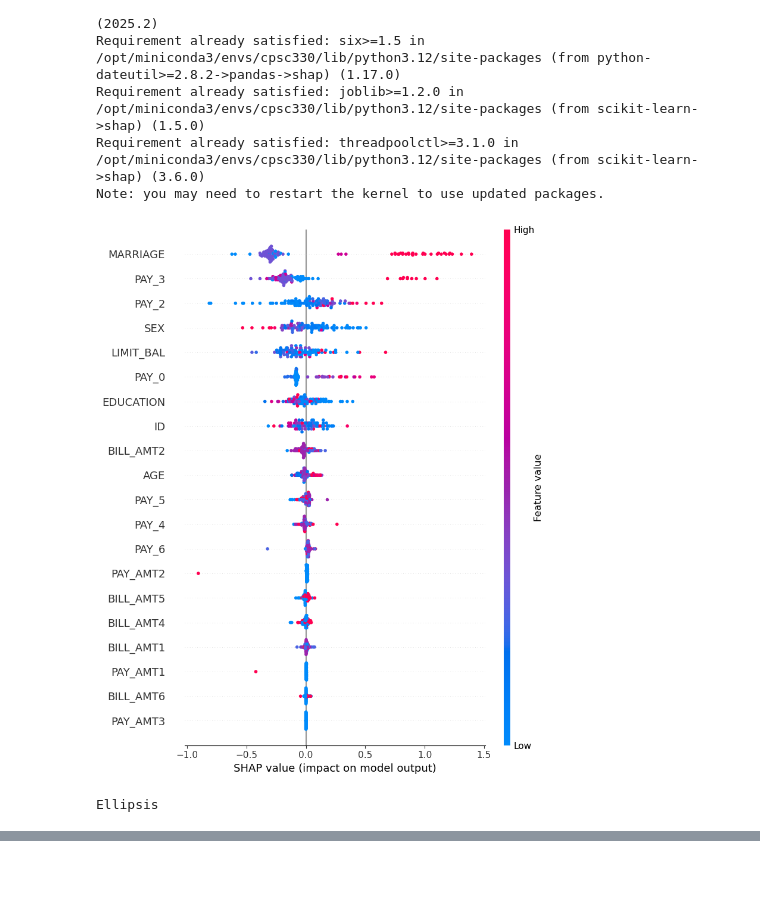
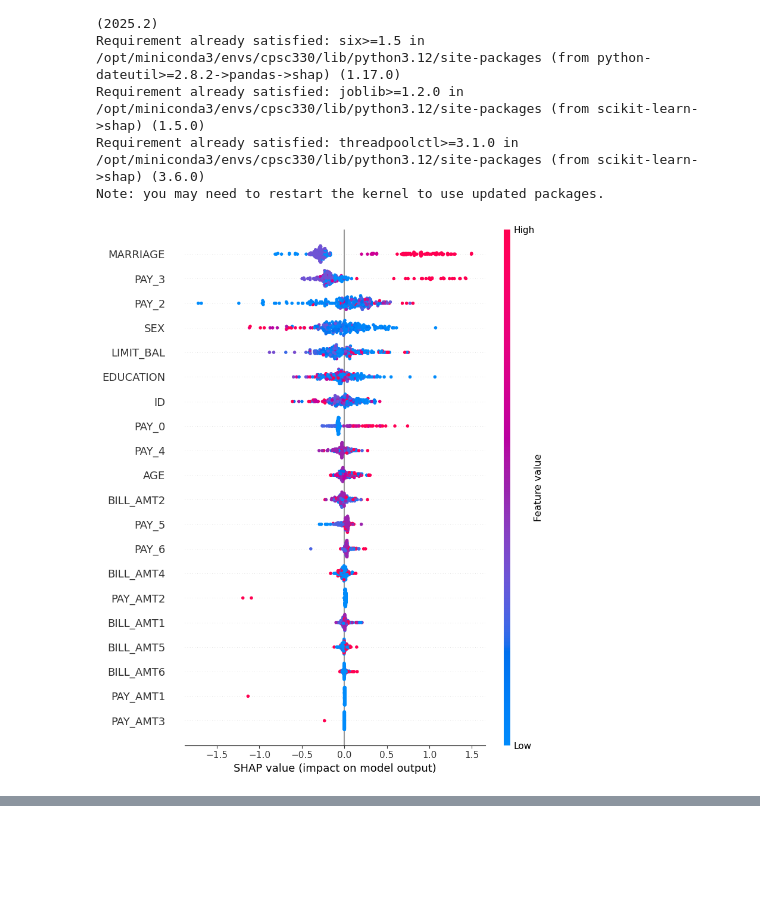
Before and after one commit to hhdning21/credit_card_default_classification, a Jupyter notebook: hw5.ipynb, the cells around one changed output, grey strips where cells are left out. Drawn from its saved outputs; the diff is of its cells as text; code cells hidden in the pictures.

```diff
--- a/hw5.ipynb
+++ b/hw5.ipynb
@@ -1021,7 +1035,7 @@ param_grid_rf = {
     "randomforestclassifier__max_depth": [1, 5, 10, 20, 30, 40, 50, 60, 70, 80, 90, 100],
     "randomforestclassifier__n_estimators":[3, 5, 10, 15, 20]}
 
-random_search_rfc = RandomizedSearchCV(pipeline_rf,
+random_search_rfc = RandomizedSearchCV(pipe_rf,
                   param_distributions = param_grid_rf,
                   n_iter=50,
                   scoring= recall_scorer,
@@ -1226,20 +1217,24 @@ Note: you may need to restart the kernel to use updated packages.
 # %%
 import shap
 import numpy
-pipe_lgbm.fit(X_train, y_train)
-X_train_transformed = pipe_lgbm.named_steps['columntransformer'].transform(X_train)
 
-pipe_lgbm.fit(X_train, y_train)
+pipeline_lgbm = make_pipeline(
+    ct_modified, LGBMClassifier(random_state=123, num_leaves = 60, max_depth = 10, learning_rate = 0.1, n_estimators = 200, verbose=-1)
+)
+pipeline_lgbm.fit(X_train, y_train)
+X_train_transformed = pipeline_lgbm.named_steps['columntransformer'].transform(X_train)
+
+pipeline_lgbm.fit(X_train, y_train)
 
 #TreeExplainer for SHAP
-explainer = shap.TreeExplainer(pipe_lgbm.named_steps['lgbmclassifier'])
+explainer = shap.TreeExplainer(pipeline_lgbm.named_steps['lgbmclassifier'])
 
 # Calculate SHAP values for a subset of the transformed data
-shap_values = explainer.shap_values(X_train_transformed[:100])
+shap_values = explainer.shap_values(X_train_transformed[:200])
 
-shap.summary_plot(shap_values, X_train_transformed[:100], feature_names=X_train.columns)
+shap.summary_plot(shap_values, X_train_transformed[:200], feature_names=X_train.columns)
 # %% [output]
-[figure, old version]
+[figure, new version]
 # %%
 #from sklearn.inspection import permutation_importance
 
@@ -1253,7 +1248,3 @@ shap.summary_plot(shap_values, X_train_transformed[:100], feature_names=X_train.
 
 #for i in result.importances_mean.argsort()[::-1]:
     #print(f"{feature_names[i]}: {result.importances_mean[i]:.4f} ± {result.importances_std[i]:.4f}")
-# %%
-...
-# %% [output]
-Ellipsis
```
Also changed, not shown: parts of 48 cells of this notebook.
